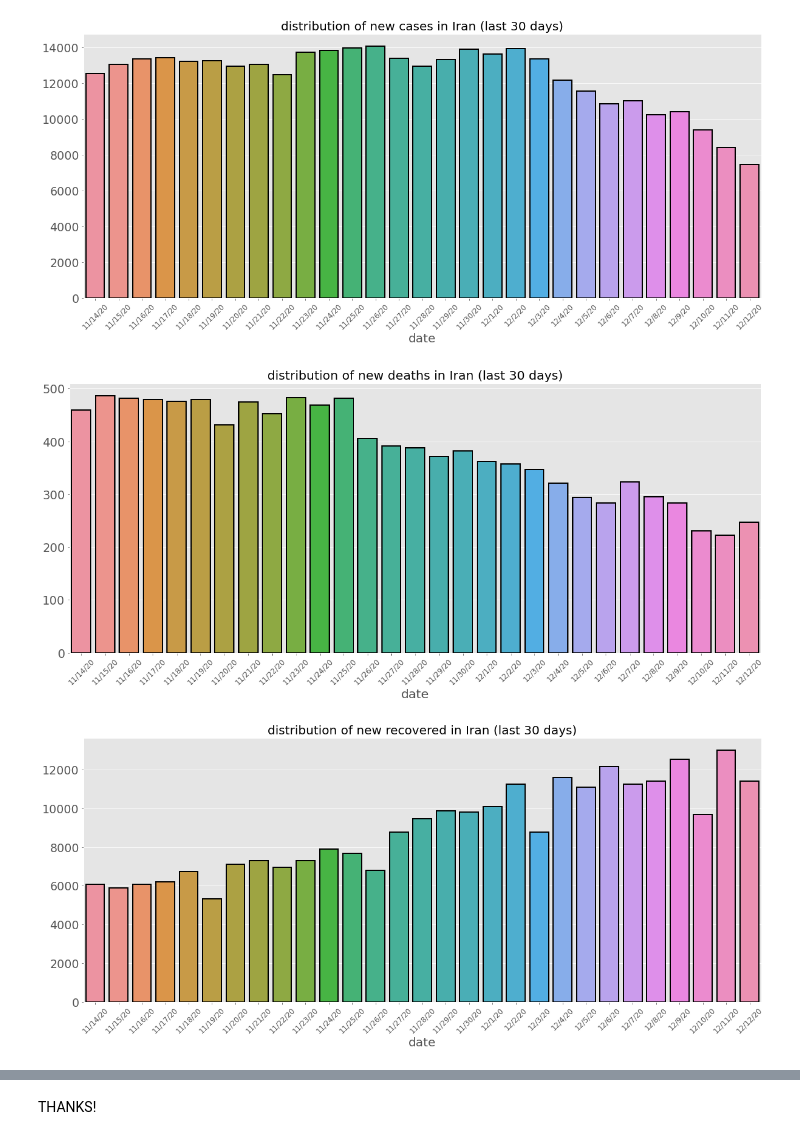
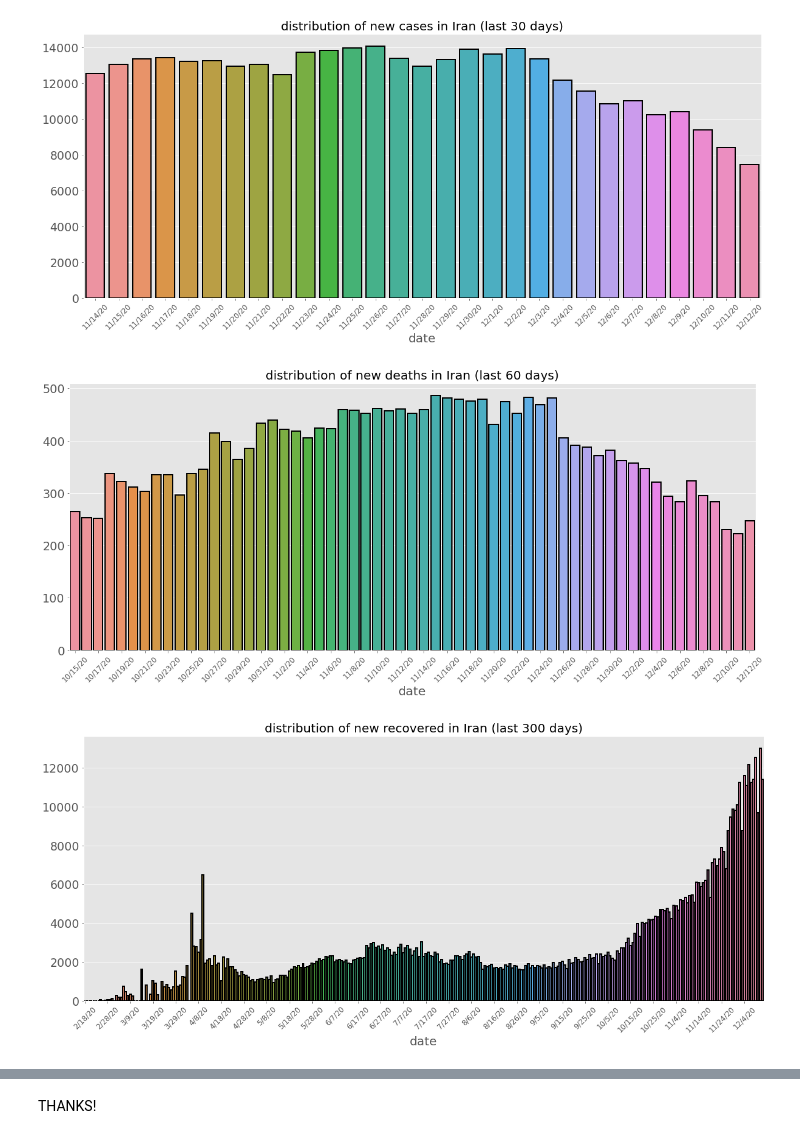
Before and after one commit to ThisIsMahdiZare/about-covid19, a Jupyter notebook: COVID19_statistic.ipynb, the cells around one changed output, grey strips where cells are left out. Drawn from its saved outputs; the diff is of its cells as text; code cells hidden in the pictures.

```diff
--- a/COVID19_statistic.ipynb
+++ b/COVID19_statistic.ipynb
@@ -650,14 +644,15 @@ def new_cases_chart(df ,kind = 'bar', country = 'Iran' , n_results = 30 , title
     plt.xlabel('date', fontsize = 20);
     plt.xticks(rotation=45,fontsize=12)
     plt.yticks(fontsize=19)
-    if n_results>30:
-        ax.xaxis.set_major_locator(plt.MaxNLocator(30))
 
     if kind =='bar':
         sns.barplot(x = l[:-1] , y = ll,saturation=.8,**kwargs);
+        ax.xaxis.set_major_locator(plt.MaxNLocator(30))
     elif kind =='line':
         ax.grid(False)
+        ax.xaxis.set_major_locator(plt.MaxNLocator(30))
         plt.plot(l[:-1],  ll , lw = 4 , color = 'r' );
+
     else:
         raise ValueError('invalid value for kind')
 # %% [markdown]
@@ -675,11 +670,11 @@ new_cases_chart(c_df ,country='Iran' , title = 'new cases',n_results=30)
 # %% [output]
 [figure]
 # %%
-new_cases_chart(d_df,country='Iran',n_results=30,kind='bar',title='new deaths')
+new_cases_chart(d_df,country='Iran',n_results=60,kind='bar',title='new deaths')
 # %% [output]
-[figure, old version]
+[figure, new version]
 # %%
-new_cases_chart(r_df,country='Iran',n_results=30,kind='bar',title='new recovered')
+new_cases_chart(r_df,country='Iran',n_results=300,kind='bar',title='new recovered')
 # %% [output]
-[figure, old version]
+[figure, new version]
 # %%
```
Also changed, not shown: parts of 25 cells of this notebook, 4 other files.
